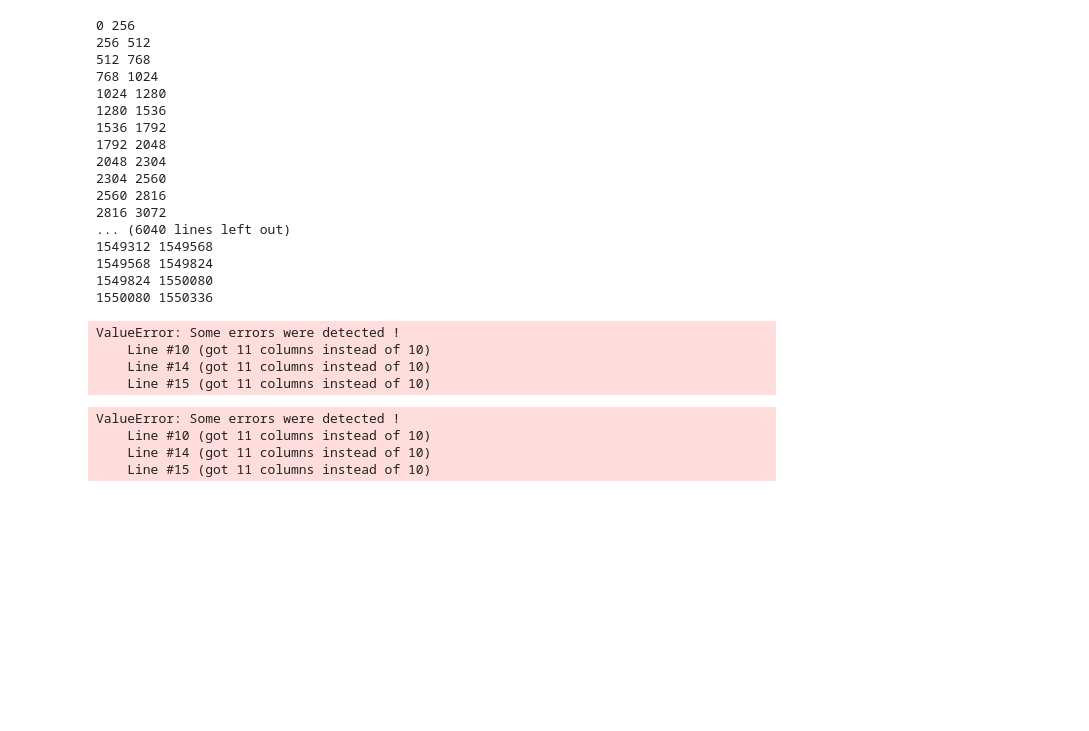
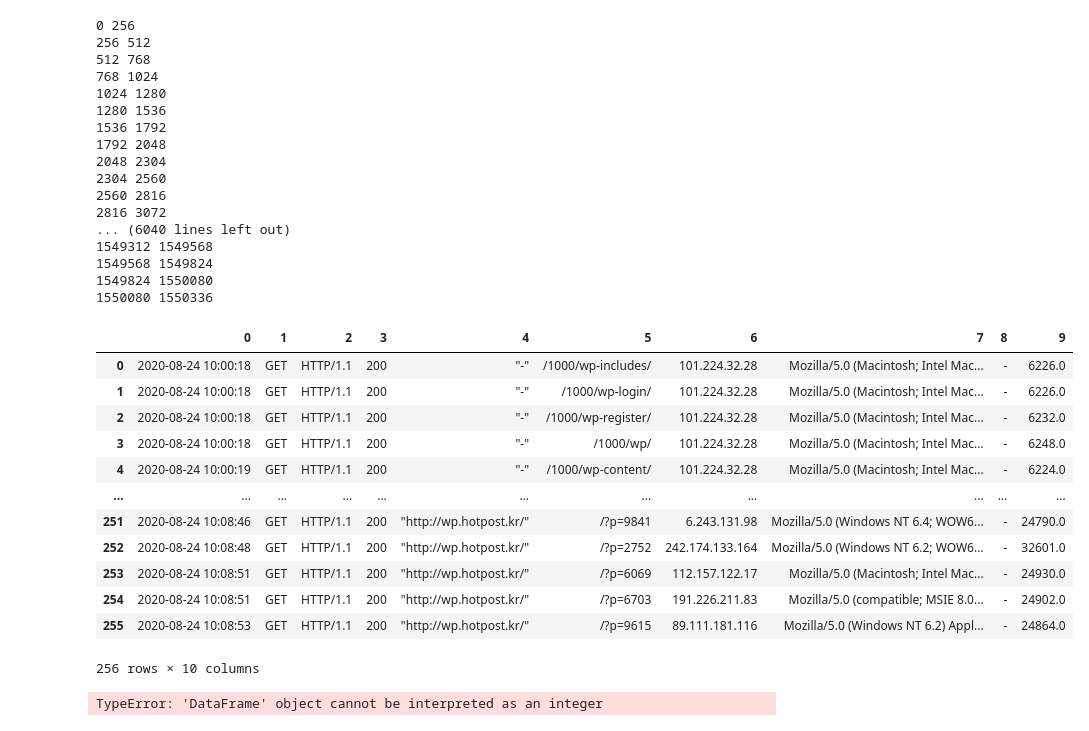
Before and after one commit to gnsia/conan, a Jupyter notebook: Algorythm/2020-11-03-[conan]-making-the-algorithm.ipynb, the cells around one changed output. Saved outputs shown, nothing was run; the diff lists cells and outputs as text; code cells hidden in the pictures; blank space fills up the shorter version.

```diff
--- a/Algorythm/2020-11-03-[conan]-making-the-algorithm.ipynb
+++ b/Algorythm/2020-11-03-[conan]-making-the-algorithm.ipynb
@@ -61,23 +63,17 @@ from io import StringIO
-# %%
-with open('../datasetimg/test.csv','r') as f:
-    rgb256array = np.genfromtxt(f, delimiter = ',',
-                                missing_values={0:"?"}, filling_values={0:0})
-# %% [output]
-ValueError: Some errors were detected !
-    Line #10 (got 11 columns instead of 10)
-    Line #14 (got 11 columns instead of 10)
-    Line #15 (got 11 columns instead of 10)
-# %%
-im = Image.fromarray(temp).convert('RGB')
-pix = im.load()
-rows, cols = im.size
-for x in range(cols):
-    for y in range(rows):
-        print (str(x) + " " + str(y))
-        pix[x,y] = (int(temp[y,x] // 256 // 256 % 256),int(temp[y,x] // 256  % 256),int(temp[y,x] % 256))
-im.save(g.name[0:-4] + '.jpeg')
-# %% [output]
-ValueError: Some errors were detected !
-    Line #10 (got 11 columns instead of 10)
-    Line #14 (got 11 columns instead of 10)
-    Line #15 (got 11 columns instead of 10)
+# %%
+test = pd.read_csv('../datasetimg/test.csv', header=None)
+test
+# %% [output]
+|  | 0 | 1 | 2 | 3 | 4 | 5 | 6 | 7 | 8 | 9 |
+| 0 | 2020-08-24 10:00:18 | GET | HTTP/1.1 | 200 | "-" | /1000/wp-includes/ | 101.224.32.28 | Mozilla/5.0 (Macintosh; Intel Mac... | - | 6226.0 |
+| 1 | 2020-08-24 10:00:18 | GET | HTTP/1.1 | 200 | "-" | /1000/wp-login/ | 101.224.32.28 | Mozilla/5.0 (Macintosh; Intel Mac... | - | 6226.0 |
+| 2 | 2020-08-24 10:00:18 | GET | HTTP/1.1 | 200 | "-" | /1000/wp-register/ | 101.224.32.28 | Mozilla/5.0 (Macintosh; Intel Mac... | - | 6232.0 |
+| 3 | 2020-08-24 10:00:18 | GET | HTTP/1.1 | 200 | "-" | /1000/wp/ | 101.224.32.28 | Mozilla/5.0 (Macintosh; Intel Mac... | - | 6248.0 |
+| 4 | 2020-08-24 10:00:19 | GET | HTTP/1.1 | 200 | "-" | /1000/wp-content/ | 101.224.32.28 | Mozilla/5.0 (Macintosh; Intel Mac... | - | 6224.0 |
+| ... | ... | ... | ... | ... | ... | ... | ... | ... | ... | ... |
+| 251 | 2020-08-24 10:08:46 | GET | HTTP/1.1 | 200 | "http://wp.hotpost.kr/" | /?p=9841 | 6.243.131.98 | Mozilla/5.0 (Windows NT 6.4; WOW6... | - | 24790.0 |
+| 252 | 2020-08-24 10:08:48 | GET | HTTP/1.1 | 200 | "http://wp.hotpost.kr/" | /?p=2752 | 242.174.133.164 | Mozilla/5.0 (Windows NT 6.2; WOW6... | - | 32601.0 |
+| 253 | 2020-08-24 10:08:51 | GET | HTTP/1.1 | 200 | "http://wp.hotpost.kr/" | /?p=6069 | 112.157.122.17 | Mozilla/5.0 (Macintosh; Intel Mac... | - | 24930.0 |
+| 254 | 2020-08-24 10:08:51 | GET | HTTP/1.1 | 200 | "http://wp.hotpost.kr/" | /?p=6703 | 191.226.211.83 | Mozilla/5.0 (compatible; MSIE 8.0... | - | 24902.0 |
+| 255 | 2020-08-24 10:08:53 | GET | HTTP/1.1 | 200 | "http://wp.hotpost.kr/" | /?p=9615 | 89.111.181.116 | Mozilla/5.0 (Windows NT 6.2) Appl... | - | 24864.0 |
+256 rows × 10 columns
@@ -83,0 +105,6 @@ ValueError: Some errors were detected !
+# %%
+filename = '../datasetimg/test.csv'
+df = pd.read_csv(filename)
+df.head()
+# %% [output]
+TypeError: 'DataFrame' object cannot be interpreted as an integer
```
Also changed, not shown: parts of 6 cells of this notebook, 7 other files.
